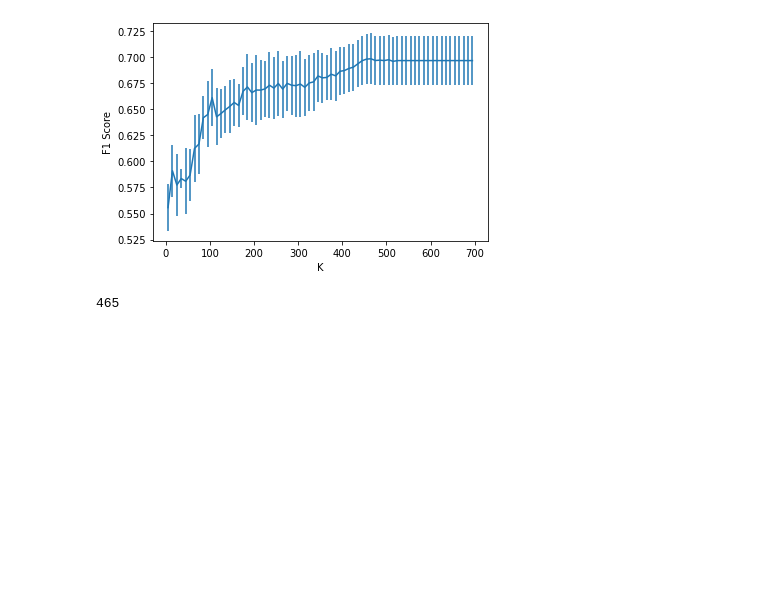
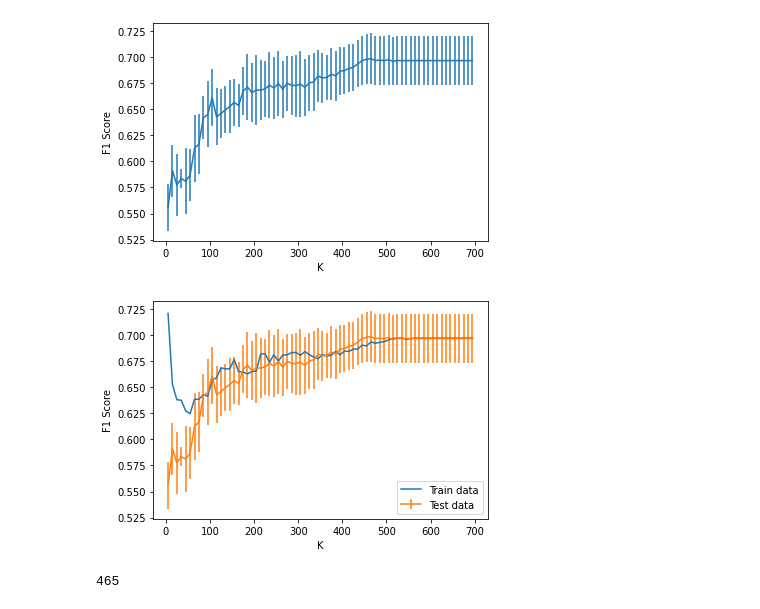
Before and after one commit to Asraelite/ml-group35, a Jupyter notebook: notebook/knn_notebook.ipynb, the cells around one changed output. Drawn from its saved outputs; the diff is of its cells as text; code cells hidden in the pictures; blank space fills up the shorter version.

Commit message:
updated error plot to include train data score

```diff
--- a/notebook/knn_notebook.ipynb
+++ b/notebook/knn_notebook.ipynb
@@ -301,3 +301,27 @@ plt.savefig(os.path.join(FIGURE_DIR,"knn_cv_k"))
 plt.show()
 # %% [output]
 [figure]
+# %%
+# with training
+knn_model = []
+mean_error = []
+std_error = []
+f1_train = []
+k_range = range(5,701, 10)
+
+for index, k in enumerate(k_range):
+    knn_model.append( KNeighborsClassifier(n_neighbors=k, weights='uniform') )
+    temp = []
+    kf = KFold(n_splits=5)
+    for train,test in kf.split(Xtrain):
+        knn_model[index].fit(Xtrain[train], ytrain[train])
+        ypred = knn_model[index].predict(Xtrain[test])
+        temp.append( f1_score(ytrain[test], ypred) )
+
+    model_train = KNeighborsClassifier(n_neighbors=k,weights='uniform').fit(Xtrain,ytrain)
+    ypred = model_train.predict(Xtrain)
+    f1 = f1_score(ytrain,ypred)
+    f1_train.append(f1)
+
+    mean_error.append(np.array(temp).mean())
+    std_error.append(np.array(temp).std())
@@ -304,3 +332,14 @@ plt.show()
+# %%
+fig = plt.figure()
+plt.plot(k_range, f1_train)
+plt.errorbar(k_range, mean_error, yerr=std_error)
+plt.legend(['Train data','Test data'])
+plt.xlabel('K')
+plt.ylabel('F1 Score')
+plt.savefig(os.path.join(FIGURE_DIR,"knn_cv_k"))
+plt.show()
+# %% [output]
+[figure, added]
 # %%
 optimal_k = k_range[np.argmax(mean_error)]
 print(optimal_k)
```
Also changed, not shown: parts of 2 cells of this notebook, 1 other file.
